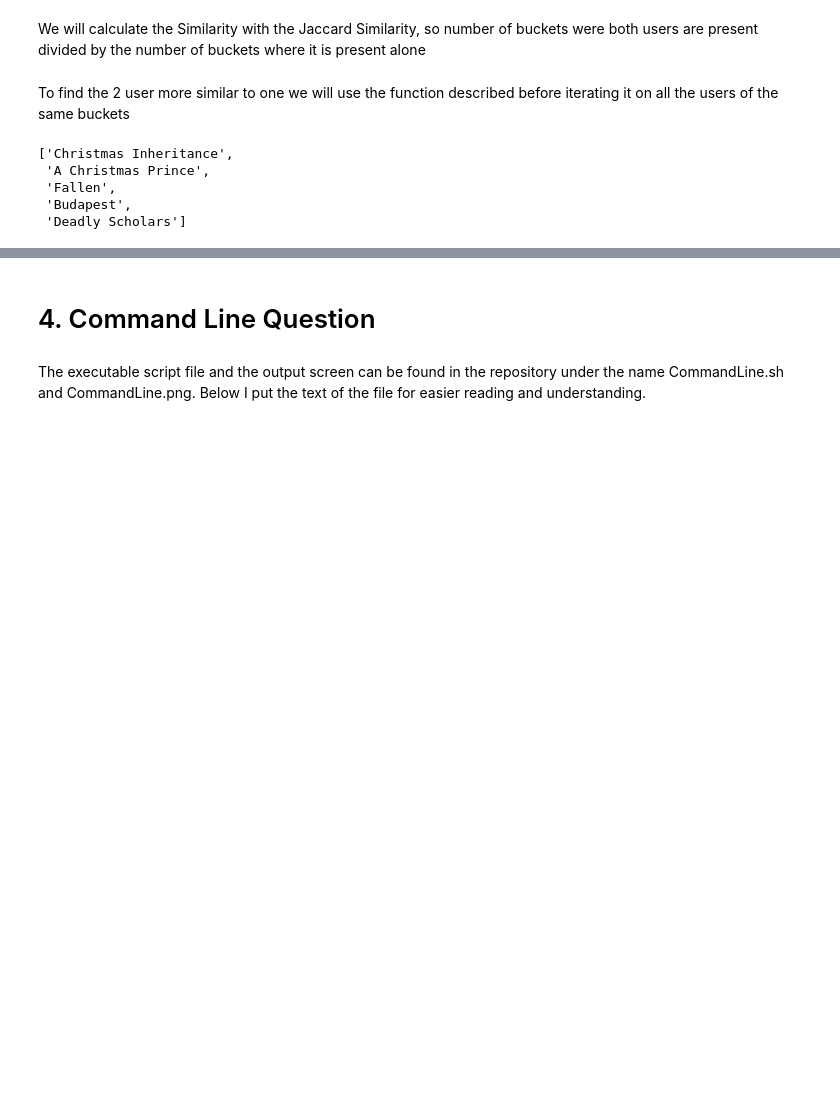
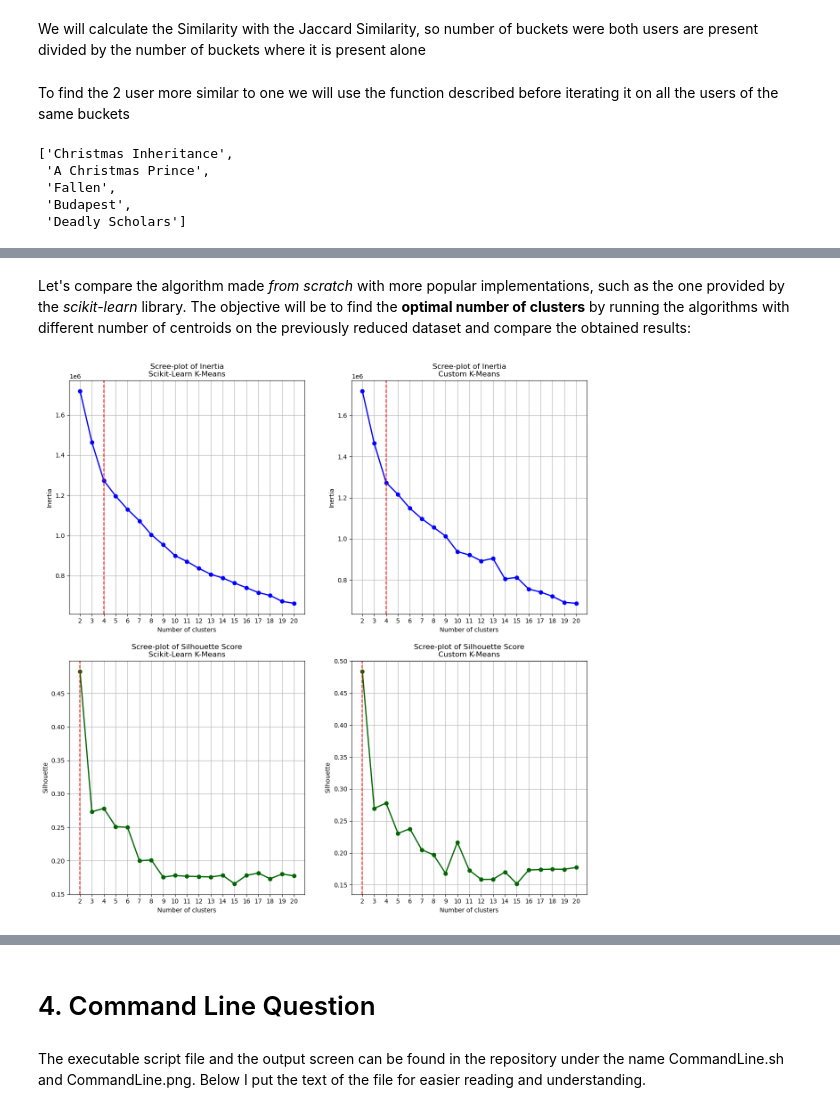
Before and after one commit to Antomei23/ADM-HW4, a Jupyter notebook: main.ipynb, the cells around one changed output, grey strips where cells are left out. Cells and saved outputs as stored; diff of their text form; code cells hidden in the pictures; blank space fills up the shorter version.

```diff
--- a/main.ipynb
+++ b/main.ipynb
@@ -252,0 +935,2 @@ Query
+# %% [markdown]
+Let's compare the algorithm made *from scratch* with more popular implementations, such as the one provided by the *scikit-learn* library. The objective will be to find the **optimal number of clusters** by running the algorithms with different number of centroids on the previously reduced dataset and compare the obtained results:
@@ -252,0 +960,58 @@ Query
+# %%
+########## DISCLAIMER ###########
+# AS THE CALCULATION OF INERTIA AND SILHOUETTE SCORES IS TIME CONSUMING
+# IT WAS DECIDED TO CALCULATE THEM ONE TIME USING A SPECIFIC SEED.
+# THEY ARE STORED IN THE FOLLOWING DICTIONARIES.
+# YOU CAN CHECK AND VALIDATE THESE RESULTS BY RUNNING THE ABOVE CELL OF CODE.
+sk_inertia = {2: 1719663.1460856795, 3: 1464404.8599544838, 4: 1273668.8853571685, 5: 1196742.178300465, 6: 1130113.0540012359, 7: 1072819.0559942673, 8: 1004361.321374144, 9: 954040.2130303633, 10: 899638.4345154508, 11: 871051.8460308583, 12: 836588.5272853695, 13: 807332.1165580997, 14: 789085.8838258544, 15: 763497.9743056188, 16: 740370.0937862765, 17: 716170.6376838645, 18: 701575.0824365811, 19: 672578.4570949073, 20: 662674.7762142003}
+custom_inertia = {2: 1719663.1460856826, 3: 1464404.859954491, 4: 1273686.7463168907, 5: 1215664.4924631817, 6: 1148188.2878440118, 7: 1097853.1525699173, 8: 1055747.1341754126, 9: 1013245.1496887062, 10: 937660.1083846409, 11: 920962.4716699143, 12: 892476.3877775363, 13: 904014.4337022597, 14: 804699.9419826429, 15: 812202.3316903338, 16: 755334.0797664123, 17: 740462.1161471253, 18: 720018.7025276246, 19: 690919.050333221, 20: 685993.717658695}
+sk_silhouette = {2: 0.48287788808345583, 3: 0.27319645430748773, 4: 0.2782266600721305, 5: 0.2510922358070114, 6: 0.24992628100756833, 7: 0.19998410289576646, 8: 0.20122862520218332, 9: 0.17565101822267598, 10: 0.1780544013989457, 11: 0.17686991029937502, 12: 0.17645010854682672, 13: 0.17581940282265618, 14: 0.1783014628657113, 15: 0.1658268280205674, 16: 0.1781356007807677, 17: 0.18165829295648403, 18: 0.17317822523910853, 19: 0.1802163848182883, 20: 0.17744624486760524}
+custom_silhouette = {2: 0.4841125371950478, 3: 0.26954812076567397, 4: 0.27792623315955245, 5: 0.23041017164072833, 6: 0.23761992595217496, 7: 0.20483426965190443, 8: 0.1967415808980472, 9: 0.16793413946905011, 10: 0.21663256123442176, 11: 0.17269214674943742, 12: 0.15836497446466227, 13: 0.1585992000190614, 14: 0.17005077258971862, 15: 0.15170548763314914, 16: 0.17302717177355603, 17: 0.17390054460739598, 18: 0.17437278281497579, 19: 0.17423827413701384, 20: 0.17712018483891084}
+# %%
+# Plot results (Scree plots with inertia and silhouette score)
+mpl.rcParams['grid.linestyle'] = "-" # Set grid parameter
+fig, axes = plt.subplots(nrows = 2, ncols = 2, figsize = (15,15)) # Set number of plots
+
+# set ticks labels (number of clusters)
+xticklabels = list(sk_inertia.keys())
+xticklabels.sort()
+
+# Inertia from sklearn
+axes[0][0].plot(xticklabels, list(sk_inertia.values()), marker = 'o', linewidth=2, color='blue')
+axes[0][0].axvline(x = 4, color = 'red', linestyle = 'dashed')
+axes[0][0].set_xlabel('Number of clusters')
+axes[0][0].set_ylabel('Inertia')
+axes[0][0].set_xticks(xticklabels, xticklabels)
+axes[0][0].set_title('Scree-plot of Inertia\nScikit-Learn K-Means')
+axes[0][0].grid(True)
+
+# Inertia from custom algorithm
+axes[0][1].plot(xticklabels, list(custom_inertia.values()), marker = 'o', linewidth=2, color='blue')
+axes[0][1].axvline(x = 4, color = 'red', linestyle = 'dashed')
+axes[0][1].set_xlabel('Number of clusters')
+axes[0][1].set_ylabel('Inertia')
+axes[0][1].set_xticks(xticklabels, xticklabels)
+axes[0][1].set_title('Scree-plot of Inertia\nCustom K-Means')
+axes[0][1].grid(True)
+
+# Silhouette Score from sklearn
+axes[1][0].plot(xticklabels, list(sk_silhouette.values()), marker = 'o', linewidth=2, color='darkgreen')
+axes[1][0].axvline(x = 2, color = 'red', linestyle = 'dashed')
+axes[1][0].set_xlabel('Number of clusters')
+axes[1][0].set_ylabel('Silhouette')
+axes[1][0].set_xticks(xticklabels, xticklabels)
+axes[1][0].set_title('Scree-plot of Silhouette Score\nScikit-Learn K-Means')
+axes[1][0].grid(True)
+
+# Silhouette Score from custom algorithm
+axes[1][1].plot(xticklabels, list(custom_silhouette.values()), marker = 'o', linewidth=2, color='darkgreen')
+axes[1][1].axvline(x = 2, color = 'red', linestyle = 'dashed')
+axes[1][1].set_xlabel('Number of clusters')
+axes[1][1].set_ylabel('Silhouette')
+axes[1][1].set_xticks(xticklabels, xticklabels)
+axes[1][1].set_title('Scree-plot of Silhouette Score\nCustom K-Means')
+axes[1][1].grid(True)
+
+opt_k = 4
+# %% [output]
+[figure, added]
```
Also changed, not shown: parts of 87 cells of this notebook.
